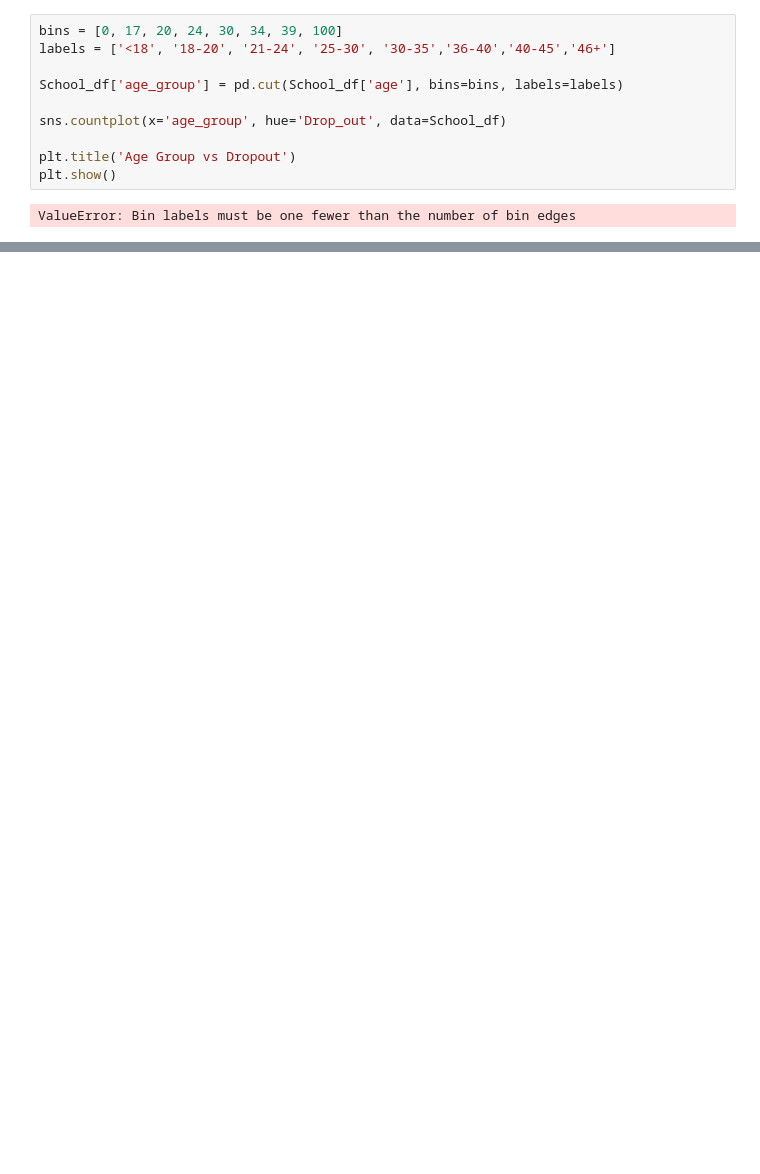
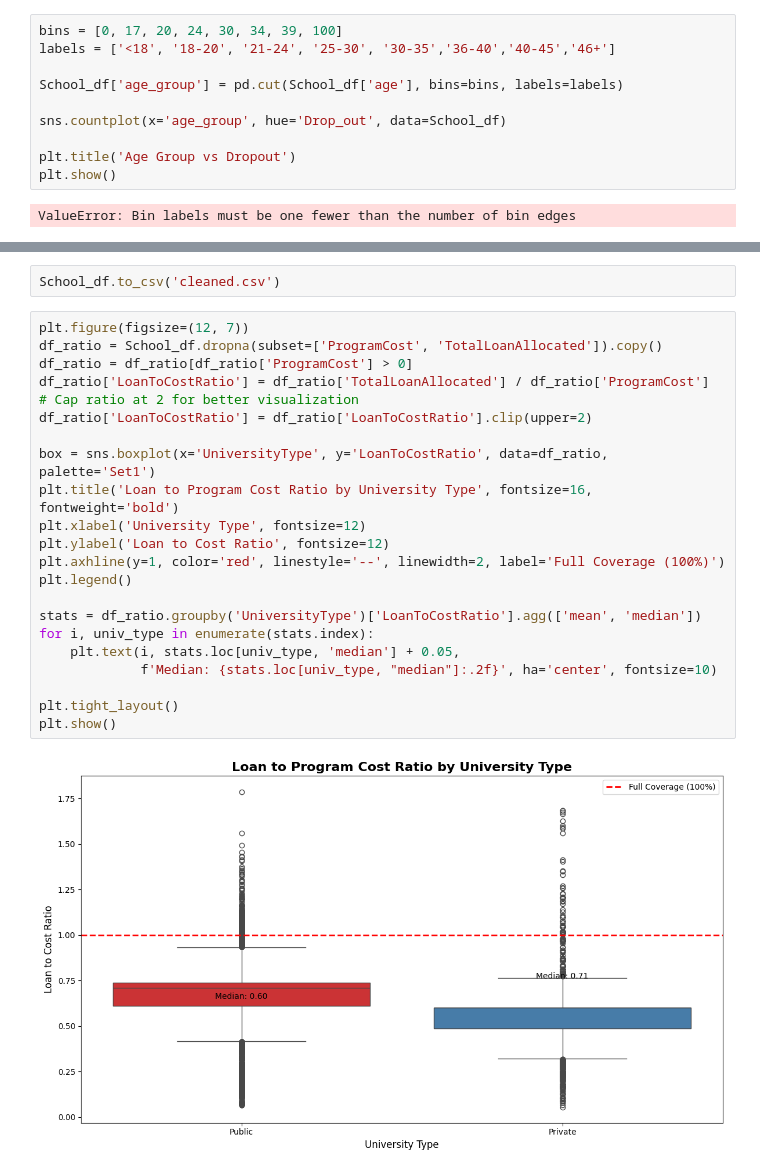
Before and after one commit to geoffreykemboi/Student_dropout_prediction_project, a Jupyter notebook: index.ipynb, the cells around one changed output, grey strips where cells are left out. Saved outputs shown, nothing was run; the diff lists cells and outputs as text; blank space fills up the shorter version.

```diff
--- a/index.ipynb
+++ b/index.ipynb
@@ -491,0 +487,26 @@ Name: Highest_educ_level, dtype: int64
+# %%
+School_df.to_csv('cleaned.csv')
+# %%
+plt.figure(figsize=(12, 7))
+df_ratio = School_df.dropna(subset=['ProgramCost', 'TotalLoanAllocated']).copy()
+df_ratio = df_ratio[df_ratio['ProgramCost'] > 0]
+df_ratio['LoanToCostRatio'] = df_ratio['TotalLoanAllocated'] / df_ratio['ProgramCost']
+# Cap ratio at 2 for better visualization
+df_ratio['LoanToCostRatio'] = df_ratio['LoanToCostRatio'].clip(upper=2)
+
+box = sns.boxplot(x='UniversityType', y='LoanToCostRatio', data=df_ratio, palette='Set1')
+plt.title('Loan to Program Cost Ratio by University Type', fontsize=16, fontweight='bold')
+plt.xlabel('University Type', fontsize=12)
+plt.ylabel('Loan to Cost Ratio', fontsize=12)
+plt.axhline(y=1, color='red', linestyle='--', linewidth=2, label='Full Coverage (100%)')
+plt.legend()
+
+stats = df_ratio.groupby('UniversityType')['LoanToCostRatio'].agg(['mean', 'median'])
+for i, univ_type in enumerate(stats.index):
+    plt.text(i, stats.loc[univ_type, 'median'] + 0.05,
+             f'Median: {stats.loc[univ_type, "median"]:.2f}', ha='center', fontsize=10)
+
+plt.tight_layout()
+plt.show()
+# %% [output]
+[figure, added]
```
Also changed, not shown: parts of 34 cells of this notebook, 3 other files.
